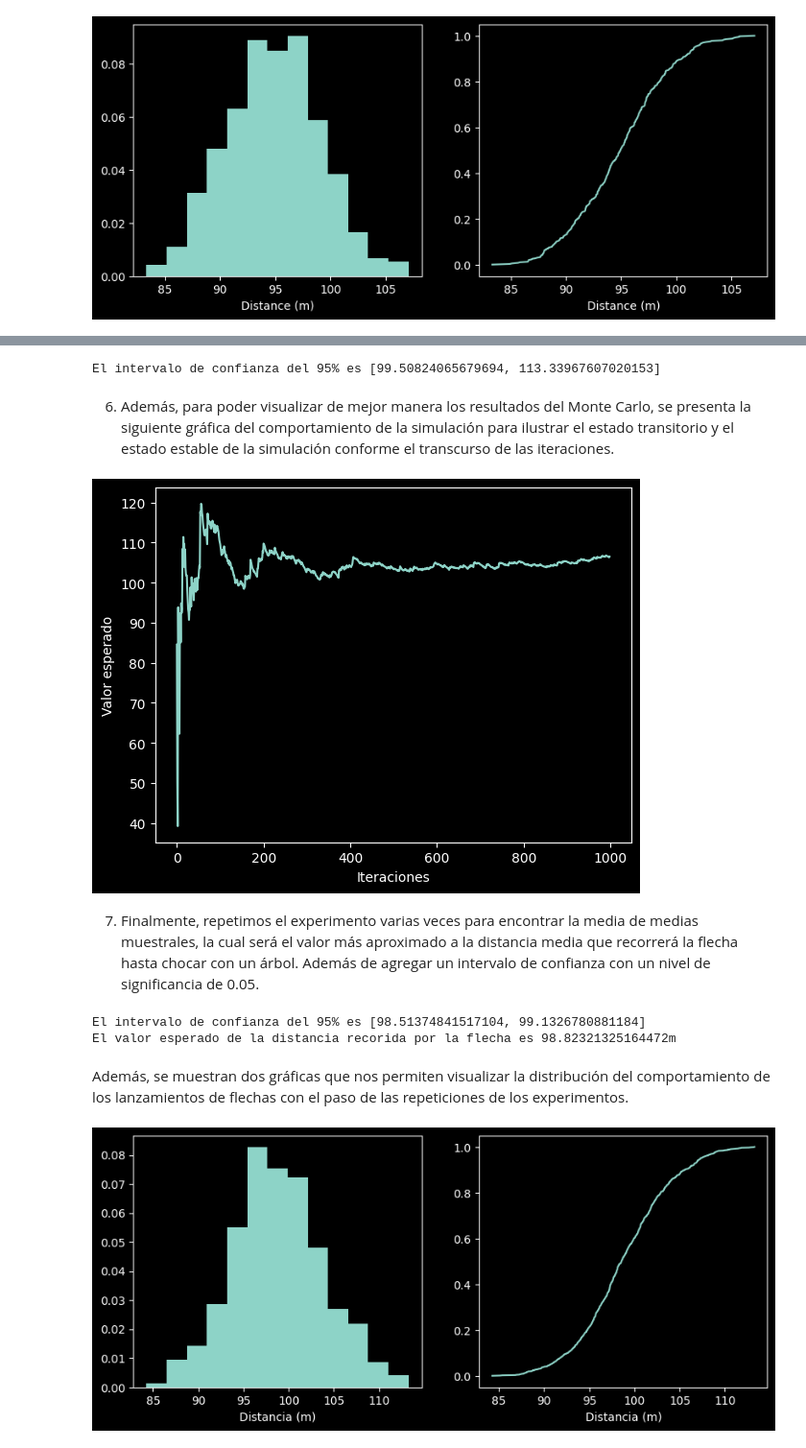
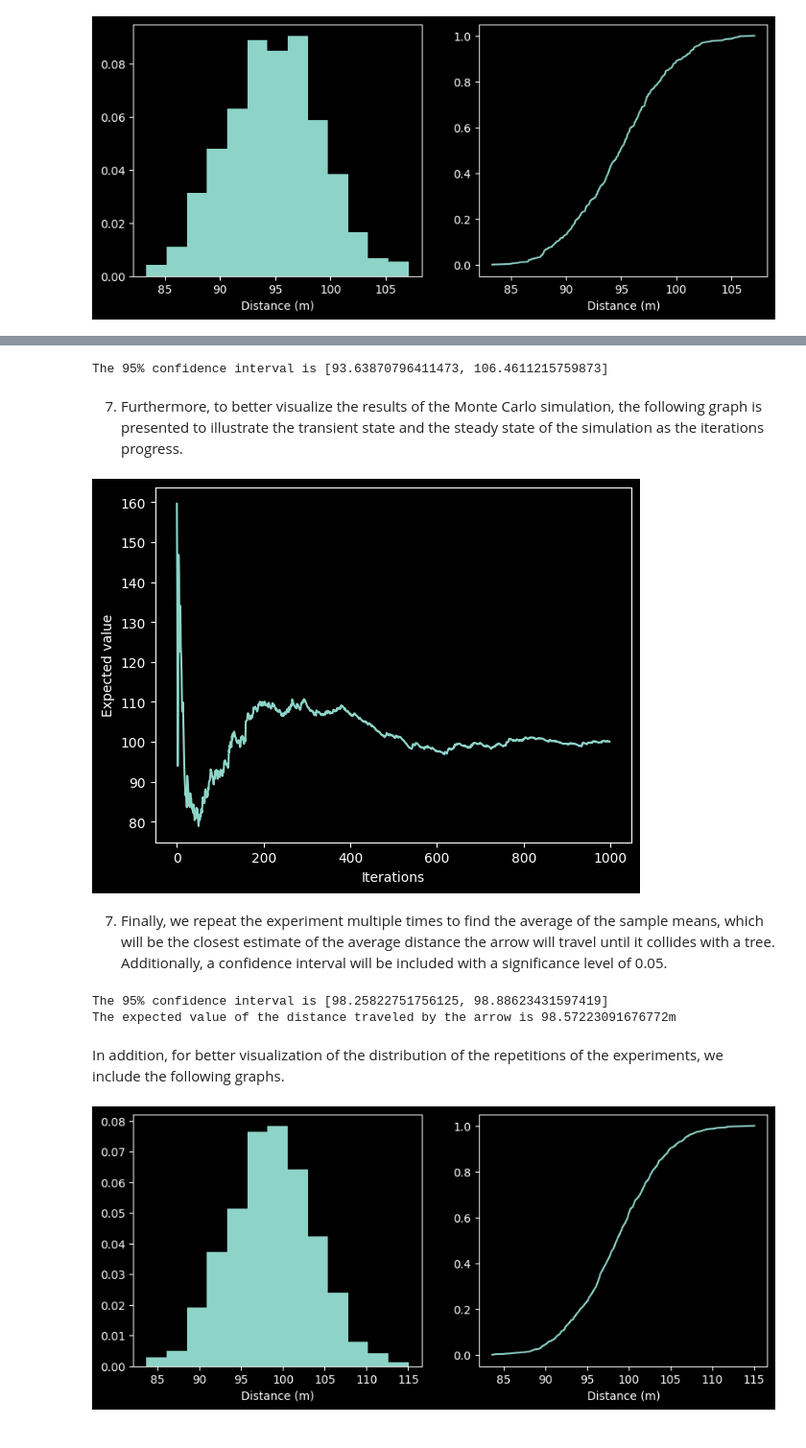
Before and after one commit to Vixuz144/Robin-Hood, a Jupyter notebook: Robin_Hood[EN].ipynb, the cells around one changed output, grey strips where cells are left out. Shown at 96% size. Drawn from its saved outputs; the diff is of its cells as text; code cells hidden in the pictures.

```diff
--- a/Robin_Hood[EN].ipynb
+++ b/Robin_Hood[EN].ipynb
@@ -999,11 +996,11 @@ l = experimento(densidad, a, b, n)
 m = np.mean(l)
 d = np.std(l, ddof=1)
 z = norm.ppf(0.975)
-print(f'El intervalo de confianza del 95% es [{m - z*d/np.sqrt(n)}, {m + z*d/np.sqrt(n)}]')
+print(f'The 95% confidence interval is [{m - z*d/np.sqrt(n)}, {m + z*d/np.sqrt(n)}]')
 # %% [output]
-El intervalo de confianza del 95% es [99.50824065679694, 113.33967607020153]
+The 95% confidence interval is [93.63870796411473, 106.4611215759873]
-# %% [markdown]
-6. Además, para poder visualizar de mejor manera los resultados del Monte Carlo, se presenta la siguiente gráfica del comportamiento de la simulación para ilustrar el estado transitorio y el estado estable de la simulación conforme el transcurso de las iteraciones.
+# %% [markdown]
+7. Furthermore, to better visualize the results of the Monte Carlo simulation, the following graph is presented to illustrate the transient state and the steady state of the simulation as the iterations progress.
 # %%
 @jit(nopython = True)
 def graf(l, p=1):
@@ -1017,14 +1014,14 @@ def graf(l, p=1):
 ls = graf(l)
 # %%
 plt.plot(ls)
-plt.xlabel('Iteraciones')
-plt.ylabel('Valor esperado')
-plt.savefig('Octava_gráfica')
+plt.xlabel('Iterations')
+plt.ylabel('Expected value')
+plt.savefig('Eighth_gráfica')
 plt.show()
 # %% [output]
-[figure, old version]
+[figure, new version]
-# %% [markdown]
-7. Finalmente, repetimos el experimento varias veces para encontrar la media de medias muestrales, la cual será el valor más aproximado a la distancia media que recorrerá la flecha hasta chocar con un árbol. Además de agregar un intervalo de confianza con un nivel de significancia de 0.05.
+# %% [markdown]
+7. Finally, we repeat the experiment multiple times to find the average of the sample means, which will be the closest estimate of the average distance the arrow will travel until it collides with a tree. Additionally, a confidence interval will be included with a significance level of 0.05.
 # %%
 @jit(nopython = True)
 def rep(ρ, a, b, n = 10**3, n_rep = 10**2):
@@ -1041,19 +1038,19 @@ l = rep(densidad, a, b, n = 400, n_rep = nr)
 m = np.mean(l)
 d = np.std(l, ddof=1)
 z = norm.ppf(0.975)
-print(f'El intervalo de confianza del 95% es [{m - z*d/np.sqrt(nr)}, {m + z*d/np.sqrt(nr)}]')
-print(f'El valor esperado de la distancia recorida por la flecha es {m}m')
+print(f'The 95% confidence interval is [{m - z*d/np.sqrt(nr)}, {m + z*d/np.sqrt(nr)}]')
+print(f'The expected value of the distance traveled by the arrow is {m}m')
 # %% [output]
-El intervalo de confianza del 95% es [98.51374841517104, 99.1326780881184]
-El valor esperado de la distancia recorida por la flecha es 98.82321325164472m
+The 95% confidence interval is [98.25822751756125, 98.88623431597419]
+The expected value of the distance traveled by the arrow is 98.57223091676772m
-# %% [markdown]
-Además, se muestran dos gráficas que nos permiten visualizar la distribución del comportamiento de los lanzamientos de flechas con el paso de las repeticiones de los experimentos.
+# %% [markdown]
+In addition, for better visualization of the distribution of the repetitions of the experiments, we include the following graphs.
 # %%
 fig, ax = plt.subplots(1, 2, figsize=(10,4))
 ax[0].hist(l, bins=13, density=True)
-ax[0].set_xlabel('Distancia (m)')
+ax[0].set_xlabel('Distance (m)')
 ax[1].plot(np.sort(l), np.linspace(0, 1, nr))
-ax[1].set_xlabel('Distancia (m)')
+ax[1].set_xlabel('Distance (m)')
 fig.show()
 # %% [output]
-[figure, old version]
+[figure, new version]
```
Also changed, not shown: parts of 64 cells of this notebook.
